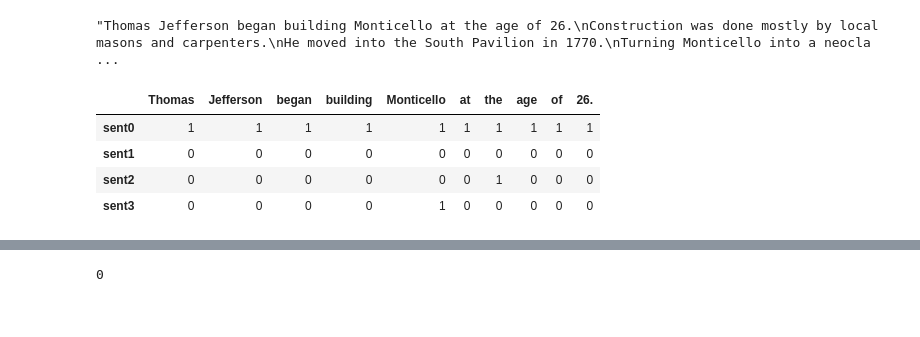
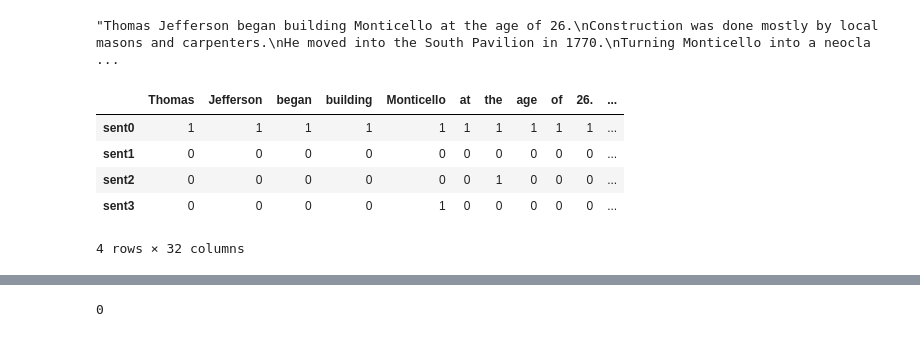
Before and after one commit to YeabinMoonEcon/BUS211, a Jupyter notebook: BUS243_NLP/homework_brainstorming/chapter2_code.ipynb, the cells around one changed output, grey strips where cells are left out. Cells and saved outputs as stored; diff of their text form; code cells hidden in the pictures.

```diff
--- a/BUS243_NLP/homework_brainstorming/chapter2_code.ipynb
+++ b/BUS243_NLP/homework_brainstorming/chapter2_code.ipynb
@@ -105,12 +118,13 @@ sentences
 # %%
 corpus = {}
 for i, sent in enumerate(sentences.split('\n')):
     corpus['sent{}'.format(i)] = dict((tok, 1) for tok in sent.split())
 df = pd.DataFrame.from_records(corpus).fillna(0).astype(int).T
-df[df.columns[:10]]
+df.head()
 # %% [output]
-|  | Thomas | Jefferson | began | building | Monticello | at | the | age | of | 26. |
-| sent0 | 1 | 1 | 1 | 1 | 1 | 1 | 1 | 1 | 1 | 1 |
-| sent1 | 0 | 0 | 0 | 0 | 0 | 0 | 0 | 0 | 0 | 0 |
-| sent2 | 0 | 0 | 0 | 0 | 0 | 0 | 1 | 0 | 0 | 0 |
-| sent3 | 0 | 0 | 0 | 0 | 1 | 0 | 0 | 0 | 0 | 0 |
+|  | Thomas | Jefferson | began | building | Monticello | at | the | age | of | 26. | ... |
+| sent0 | 1 | 1 | 1 | 1 | 1 | 1 | 1 | 1 | 1 | 1 | ... |
+| sent1 | 0 | 0 | 0 | 0 | 0 | 0 | 0 | 0 | 0 | 0 | ... |
+| sent2 | 0 | 0 | 0 | 0 | 0 | 0 | 1 | 0 | 0 | 0 | ... |
+| sent3 | 0 | 0 | 0 | 0 | 1 | 0 | 0 | 0 | 0 | 0 | ... |
+4 rows × 32 columns
```
Also changed, not shown: parts of 36 cells of this notebook, 12 other files.
